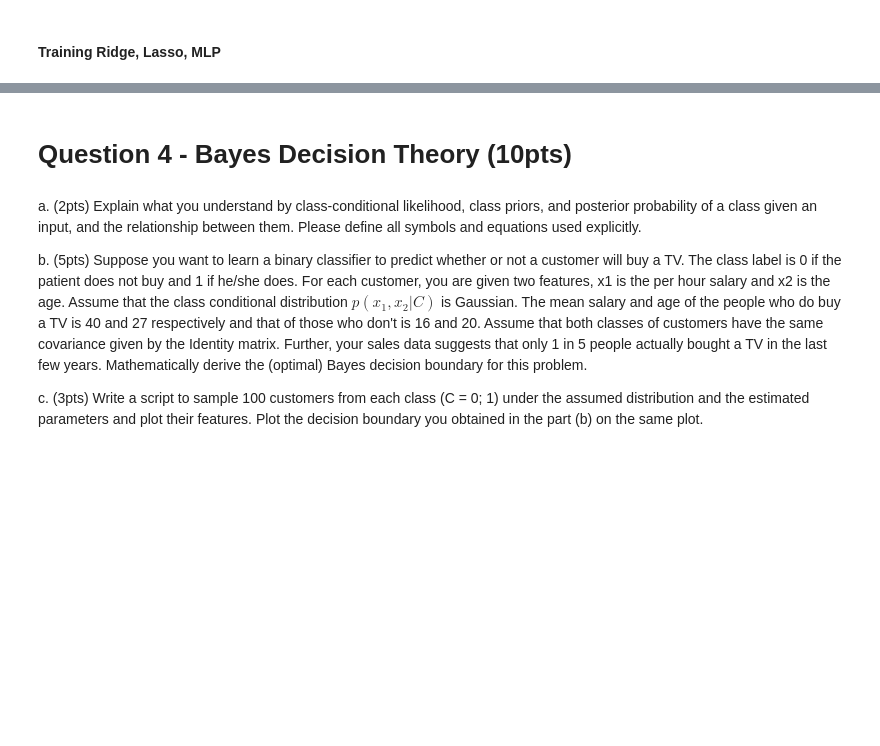
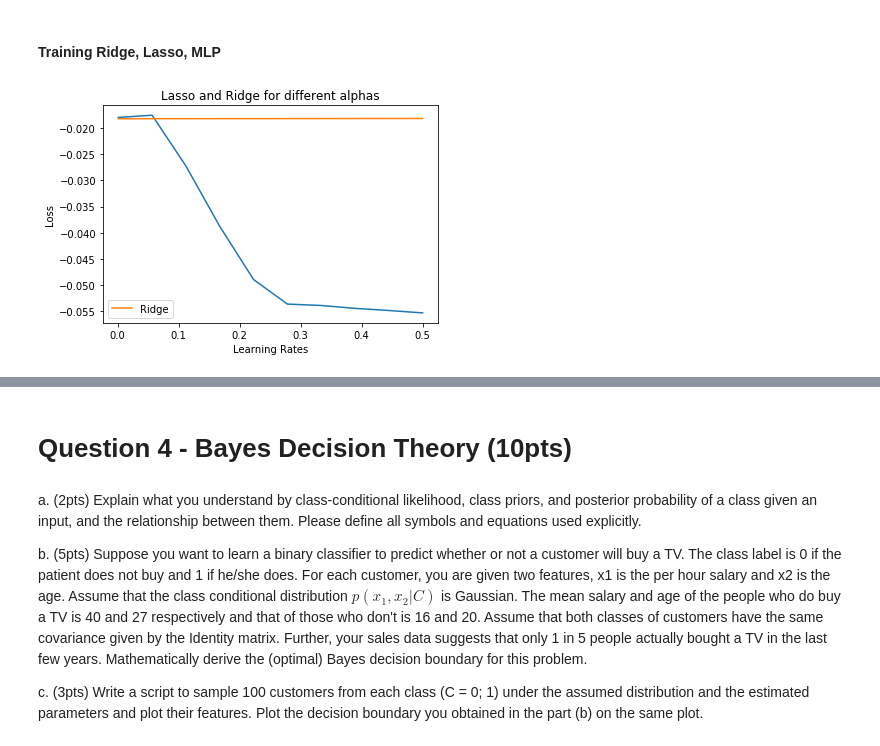
Before and after one commit to jsigee87/data_science_principles, a Jupyter notebook: hw3/HW3_kagglecomp.ipynb, the cells around one changed output, grey strips where cells are left out. Drawn from its saved outputs; the diff is of its cells as text; code cells hidden in the pictures; blank space fills up the shorter version.

```diff
--- a/hw3/HW3_kagglecomp.ipynb
+++ b/hw3/HW3_kagglecomp.ipynb
@@ -523,2 +581,48 @@ Index(['spacegroup', 'number_of_total_atoms', 'percent_atom_al',
 # %% [markdown]
 #### Training Ridge, Lasso, MLP
+# %%
+lrs = np.linspace(0.001, 0.5, 10)
+# %%
+X = train_data.drop(['geo-1', 'geo-2'], axis=1).values
+y = train_labels.values
+# %%
+ridge_losses = []
+lasso_losses = []
+for lr in lrs:
+    ridge = Ridge(alpha=lr)
+    lasso = Lasso(alpha=lr)
+    ridge_losses.append(cross_val_score(
+        ridge,
+        X,
+        y,
+        scoring='neg_mean_squared_log_error',
+        cv=5
+    ))
+    lasso_losses.append(cross_val_score(lasso, X, y, cv=5).mean())
+# %%
+ridge_losses = []
+lasso_losses = []
+for lr in lrs:
+    ridge = Ridge(alpha=lr)
+    lasso = Lasso(alpha=lr)
+    ridge_losses.append(
+        cross_validate(
+            ridge, X, y, scoring='neg_mean_squared_log_error', cv=5
+        )['test_score'].mean()
+    )
+    lasso_losses.append(
+        cross_validate(
+            lasso, X, y, scoring='neg_mean_squared_log_error', cv=5
+        )['test_score'].mean()
+    )
+    #lasso_losses.append(cross_val_score(lasso, X, y, cv=5).mean())
+# %%
+_ = plt.title("Lasso and Ridge for different alphas")
+_ = plt.xlabel("Learning Rates")
+_ = plt.ylabel("Loss")
+_ = plt.plot(lrs, lasso_losses, )#label="Lasso")
+_ = plt.plot(lrs, ridge_losses, label="Ridge")
+_ = plt.legend()
+plt.show()
+# %% [output]
+[figure, added]
```
Also changed, not shown: parts of 15 cells of this notebook.
